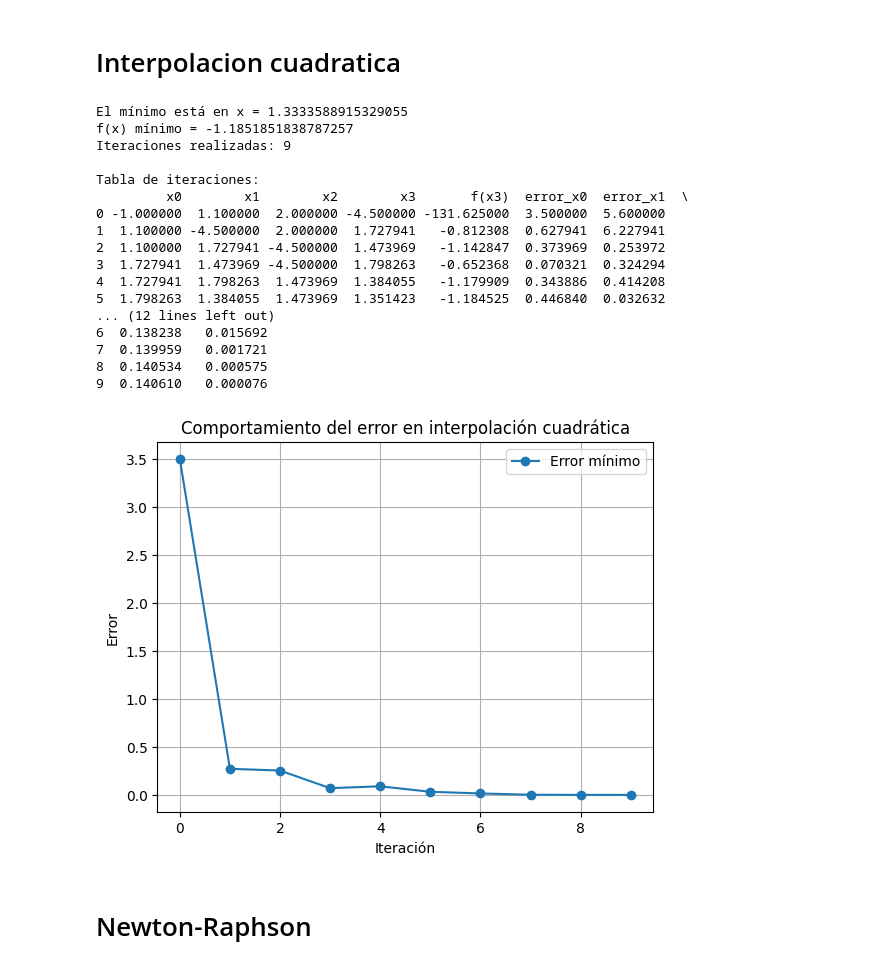
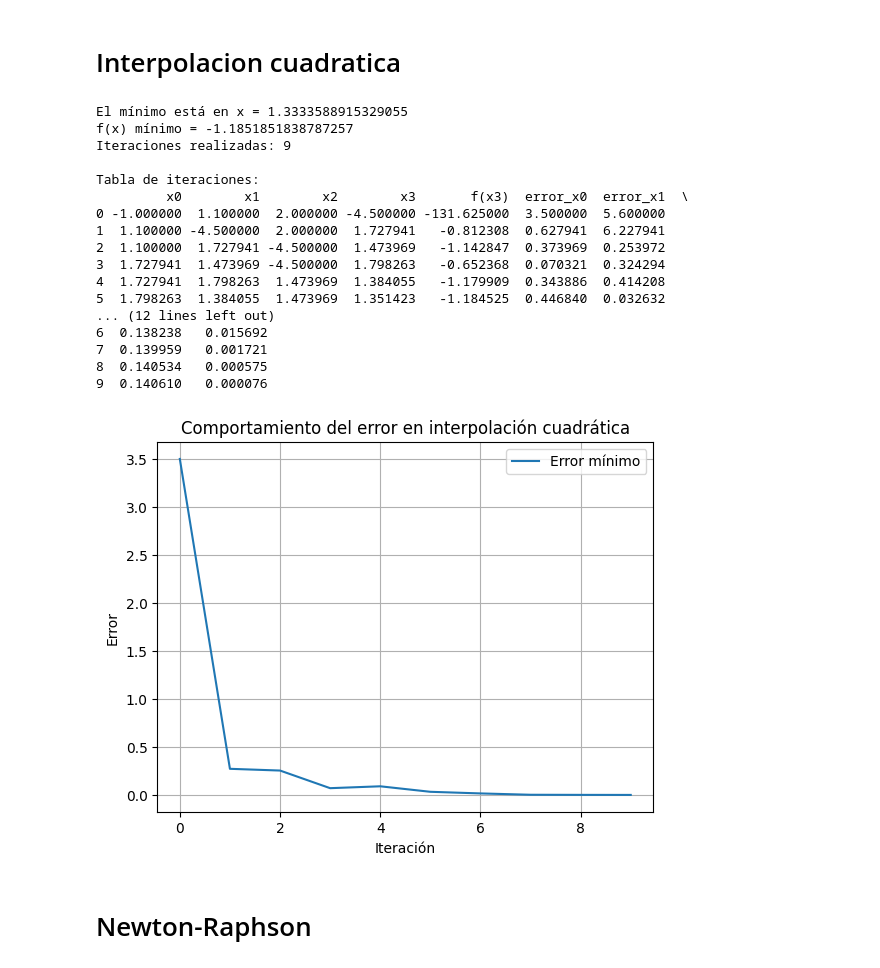
Before and after one commit to danielBrand12/optimization-20252, a Jupyter notebook: optimizacion.ipynb, the cells around one changed output. Cells and saved outputs as stored; diff of their text form; code cells hidden in the pictures.

```diff
--- a/optimizacion.ipynb
+++ b/optimizacion.ipynb
@@ -383,35 +383,35 @@ else:
 
 print("Iteraciones realizadas:", iteraciones)
 print("\nTabla de iteraciones:")
 print(df)
 
 # # Graficar el error mínimo
-plt.plot(df['error_min'], marker='o', label='Error mínimo')
+plt.plot(df['error_min'], label='Error mínimo')
 plt.xlabel('Iteración')
 plt.ylabel('Error')
 plt.title('Comportamiento del error en interpolación cuadrática')
 plt.grid(True)
 plt.legend()
 plt.show()
 # %% [output]
 El mínimo está en x = 1.3333588915329055
 f(x) mínimo = -1.1851851838787257
 Iteraciones realizadas: 9
 
 Tabla de iteraciones:
          x0        x1        x2        x3       f(x3)  error_x0  error_x1  \
 0 -1.000000  1.100000  2.000000 -4.500000 -131.625000  3.500000  5.600000
 1  1.100000 -4.500000  2.000000  1.727941   -0.812308  0.627941  6.227941
 2  1.100000  1.727941 -4.500000  1.473969   -1.142847  0.373969  0.253972
 3  1.727941  1.473969 -4.500000  1.798263   -0.652368  0.070321  0.324294
 4  1.727941  1.798263  1.473969  1.384055   -1.179909  0.343886  0.414208
 5  1.798263  1.384055  1.473969  1.351423   -1.184525  0.446840  0.032632
 ... (12 lines left out)
 6  0.138238   0.015692
 7  0.139959   0.001721
 8  0.140534   0.000575
 9  0.140610   0.000076
-[figure, old version]
+[figure, new version]
 # %% [markdown]
 # Newton-Raphson
 # %%
```
Also changed, not shown: parts of 2 cells of this notebook.
